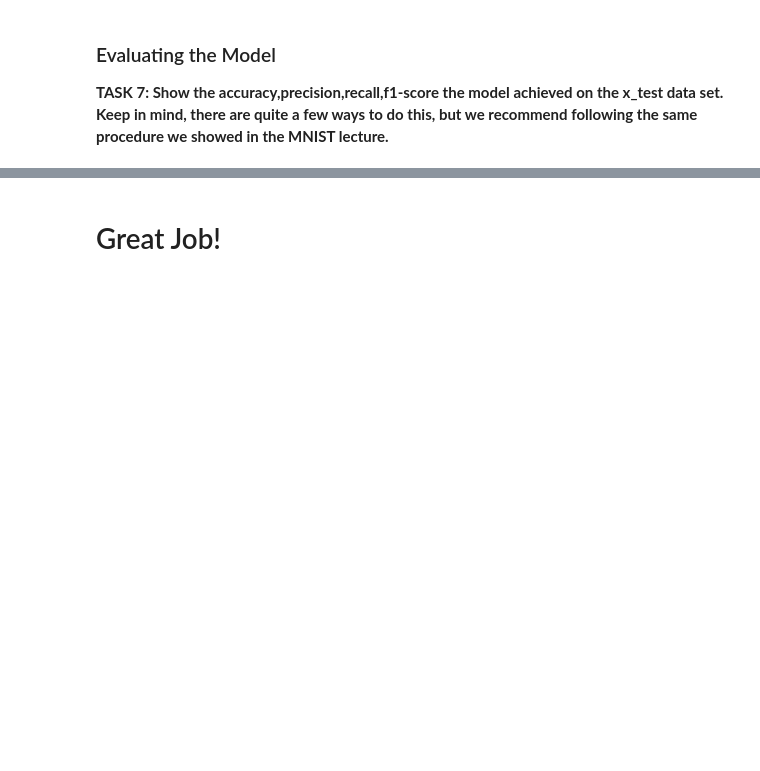
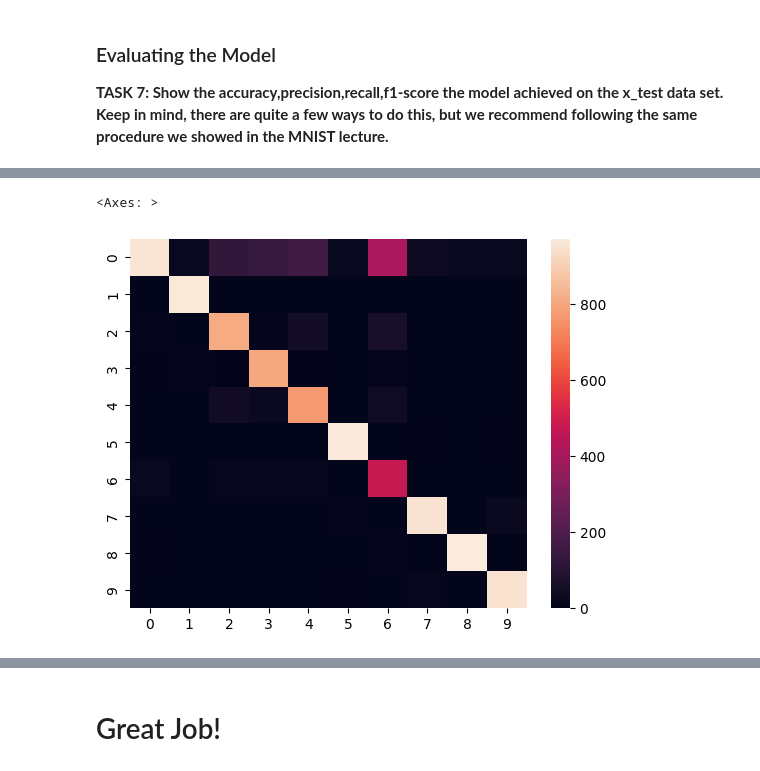
Before and after one commit to wereign/aera-vera-keras-nathu-geras, a Jupyter notebook: 04_DL_CV_Assessment.ipynb, the cells around one changed output, grey strips where cells are left out. Cells and saved outputs as stored; diff of their text form; code cells hidden in the pictures; blank space fills up the shorter version.

```diff
--- a/04_DL_CV_Assessment.ipynb
+++ b/04_DL_CV_Assessment.ipynb
@@ -170,7 +138,7 @@ _________________________________________________________________
 ### Training the Model
 **TASK 6: Train/Fit the model to the x_train set. Amount of epochs is up to you.**
 # %%
-epochs = 6
+epochs = 10
 # %%
 from tensorflow.keras.callbacks import EarlyStopping
 # %%
@@ -214,0 +158,2 @@ Epoch 10/10
+# %%
+predictions = model.predict(x_test)
@@ -215,3 +162,6 @@ Epoch 10/10
+# %%
+threshold = 0.7
+final_predictions = predictions > 0.7
 # %% [markdown]
 ### Evaluating the Model
 
@@ -237,0 +191,8 @@ avg / total       0.91      0.91      0.91     10000
+# %%
+import seaborn as sns
+
+converted_from_one_hot = final_predictions.argmax(axis=1)
+sns.heatmap(confusion_matrix(converted_from_one_hot,y_test))
+# %% [output]
+<Axes: >
+[figure, added]
```
Also changed, not shown: parts of 13 cells of this notebook.
